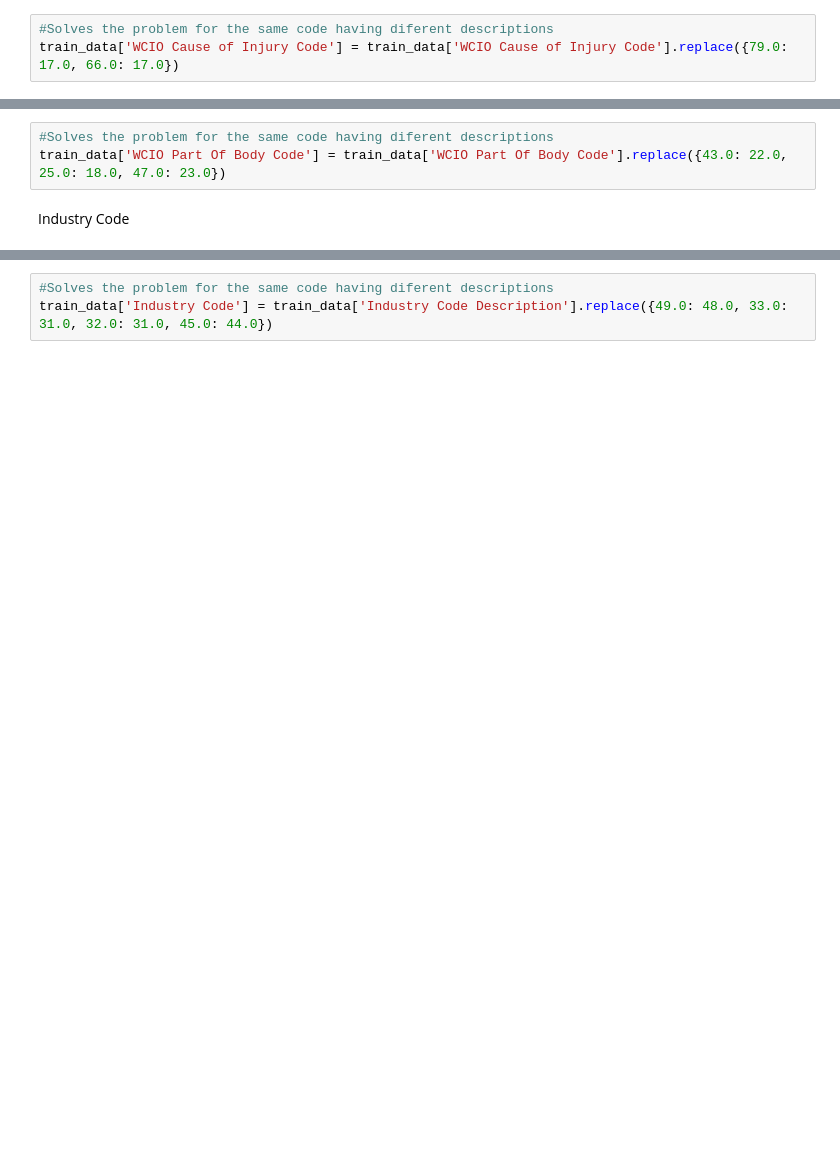
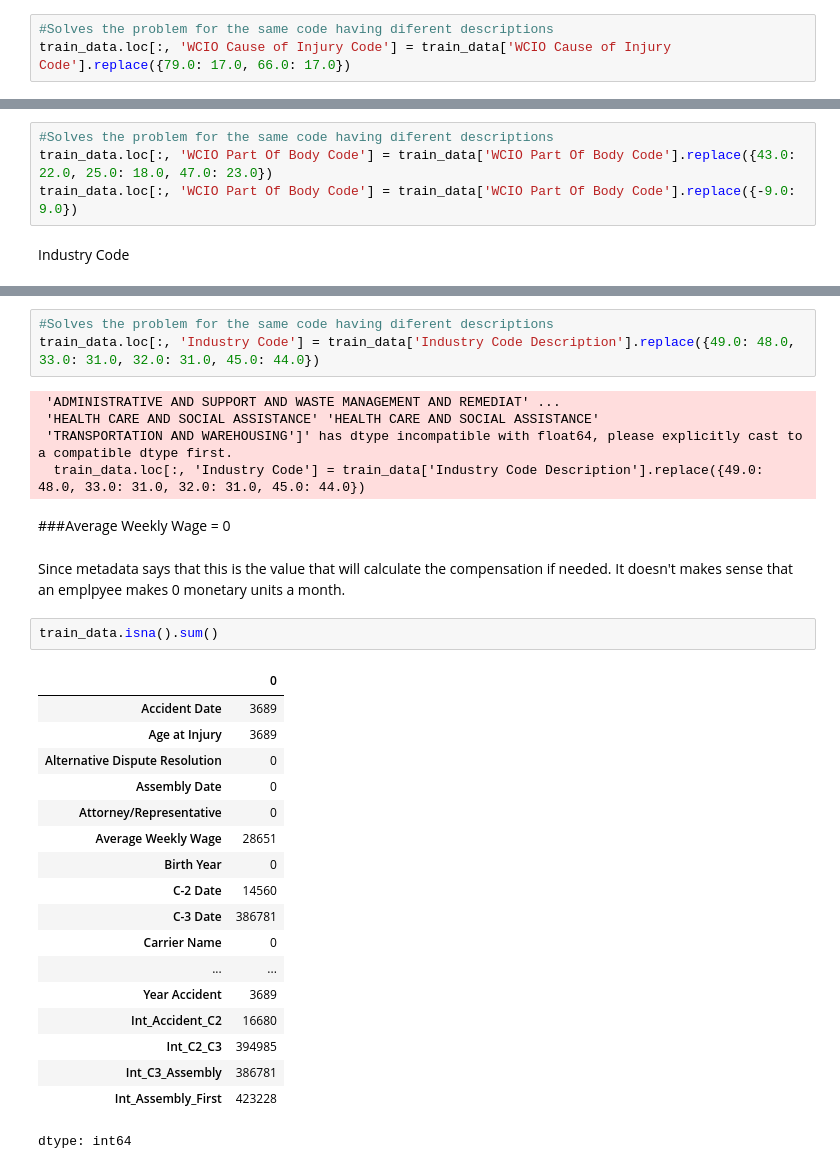
Before and after one commit to C0rreia8/Machine_Learning_Project_Group26, a Jupyter notebook: Data_preparation_error.ipynb, the cells around one changed output, grey strips where cells are left out. Cells and saved outputs as stored; diff of their text form; blank space fills up the shorter version.

```diff
--- a/Data_preparation_error.ipynb
+++ b/Data_preparation_error.ipynb
@@ -310,6 +399,6 @@ for i in k:
 # %%
 #Solves the problem for the same code having diferent descriptions
-train_data['WCIO Cause of Injury Code'] = train_data['WCIO Cause of Injury Code'].replace({79.0: 17.0, 66.0: 17.0})
+train_data.loc[:, 'WCIO Cause of Injury Code'] = train_data['WCIO Cause of Injury Code'].replace({79.0: 17.0, 66.0: 17.0})
 # %% [markdown]
 WCIO Nature of Injury
 # %%
@@ -345,6 +472,7 @@ for i in k:
 # %%
 #Solves the problem for the same code having diferent descriptions
-train_data['WCIO Part Of Body Code'] = train_data['WCIO Part Of Body Code'].replace({43.0: 22.0, 25.0: 18.0, 47.0: 23.0})
+train_data.loc[:, 'WCIO Part Of Body Code'] = train_data['WCIO Part Of Body Code'].replace({43.0: 22.0, 25.0: 18.0, 47.0: 23.0})
+train_data.loc[:, 'WCIO Part Of Body Code'] = train_data['WCIO Part Of Body Code'].replace({-9.0: 9.0})
 # %% [markdown]
 Industry Code
 # %%
@@ -364,3 +510,33 @@ for i in k:
 # %%
 #Solves the problem for the same code having diferent descriptions
-train_data['Industry Code'] = train_data['Industry Code Description'].replace({49.0: 48.0, 33.0: 31.0, 32.0: 31.0, 45.0: 44.0})
+train_data.loc[:, 'Industry Code'] = train_data['Industry Code Description'].replace({49.0: 48.0, 33.0: 31.0, 32.0: 31.0, 45.0: 44.0})
+# %% [output]
+ 'ADMINISTRATIVE AND SUPPORT AND WASTE MANAGEMENT AND REMEDIAT' ...
+ 'HEALTH CARE AND SOCIAL ASSISTANCE' 'HEALTH CARE AND SOCIAL ASSISTANCE'
+ 'TRANSPORTATION AND WAREHOUSING']' has dtype incompatible with float64, please explicitly cast to a compatible dtype first.
+  train_data.loc[:, 'Industry Code'] = train_data['Industry Code Description'].replace({49.0: 48.0, 33.0: 31.0, 32.0: 31.0, 45.0: 44.0})
+# %% [markdown]
+###Average Weekly Wage = 0
+# %% [markdown]
+Since metadata says that this is the value that will calculate the compensation if needed. It doesn't makes sense that an emplpyee makes 0 monetary units a month.
+# %%
+train_data.isna().sum()
+# %% [output]
+|  | 0 |
+| Accident Date | 3689 |
+| Age at Injury | 3689 |
+| Alternative Dispute Resolution | 0 |
+| Assembly Date | 0 |
+| Attorney/Representative | 0 |
+| Average Weekly Wage | 28651 |
+| Birth Year | 0 |
+| C-2 Date | 14560 |
+| C-3 Date | 386781 |
+| Carrier Name | 0 |
+| ... | ... |
+| Year Accident | 3689 |
+| Int_Accident_C2 | 16680 |
+| Int_C2_C3 | 394985 |
+| Int_C3_Assembly | 386781 |
+| Int_Assembly_First | 423228 |
+dtype: int64
```
Also changed, not shown: parts of 22 cells of this notebook.
